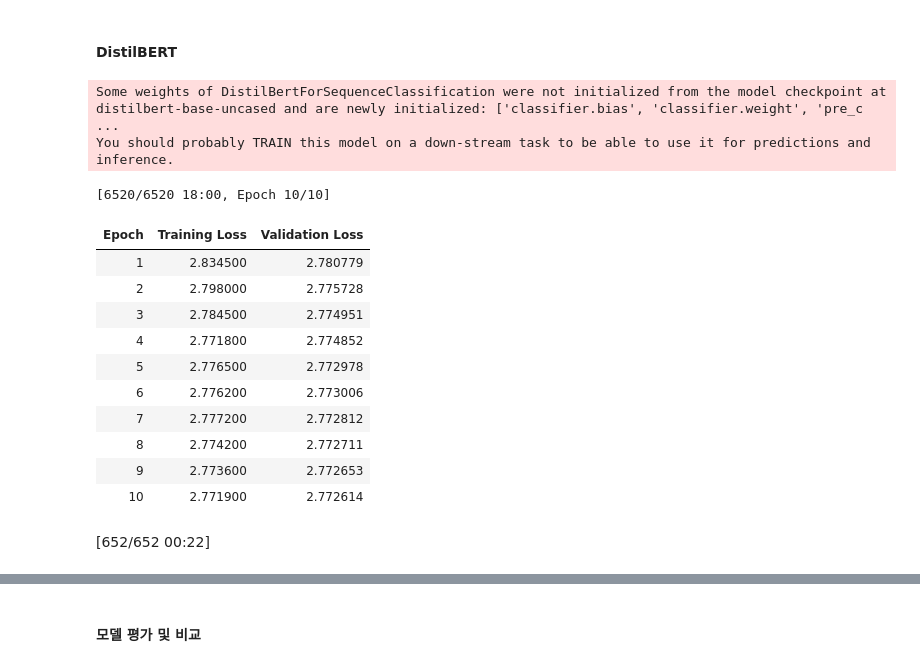
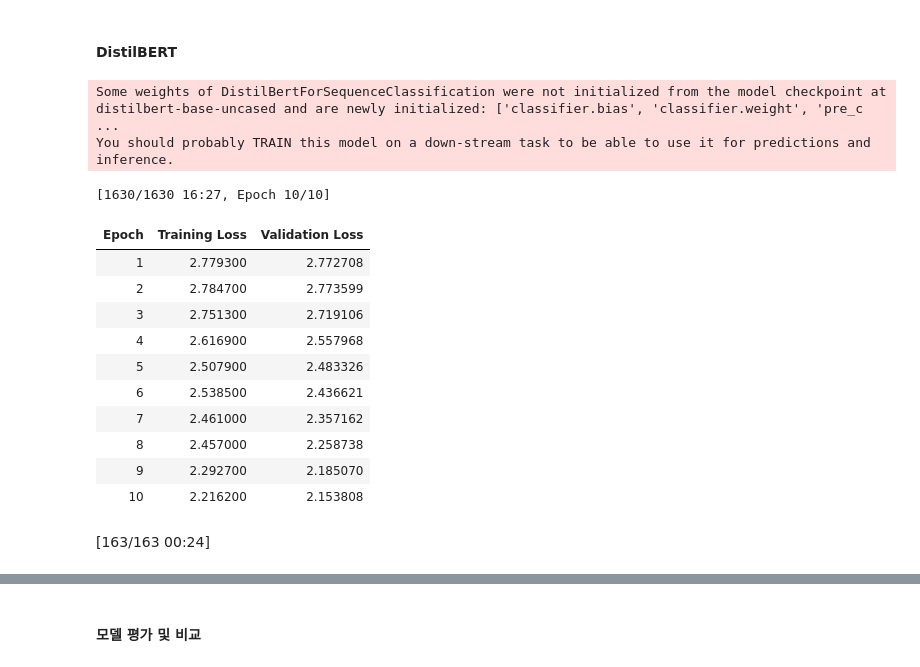
Before and after one commit to JY0723/2024-2-DL, a Jupyter notebook: DLfinal.ipynb, the cells around one changed output, grey strips where cells are left out. Saved outputs shown, nothing was run; the diff lists cells and outputs as text; code cells hidden in the pictures.

```diff
--- a/DLfinal.ipynb
+++ b/DLfinal.ipynb
@@ -492,11 +500,0 @@ You should probably TRAIN this model on a down-stream task to be able to use it
-# %%
-"""
-# K-폴드 교차 검증 수행
-MAX_LEN = 128
-BATCH_SIZE = 16 # 조정
-results = []
-
-for train_idx, val_idx in kf.split(X_train):
-    eval_result = train_and_evaluate(train_idx, val_idx)
-    results.append(eval_result)
-    """
@@ -583,7 +590,7 @@ def train_and_evaluate(train_idx, val_idx):
         per_device_train_batch_size=BATCH_SIZE,
         per_device_eval_batch_size=BATCH_SIZE,
         warmup_steps=500,
-        weight_decay=0.001,
+        weight_decay=0.01,
         logging_dir='./logs',
         logging_steps=10,
         evaluation_strategy="epoch",
@@ -607,30 +614,25 @@ def train_and_evaluate(train_idx, val_idx):
     return eval_result
 # %%
 MAX_LEN = 128
-BATCH_SIZE = 16
+BATCH_SIZE = 32
 results = []
-
-"""
-for train_idx, val_idx in kf.split(X_train):# K-폴드 교차 검증 수행
-    eval_result = train_and_evaluate(train_idx, val_idx)
-    results.append(eval_result)"""
 
 # 전체 데이터에 대해 한 번만 학습
 eval_result = train_and_evaluate(range(len(X_train)), range(len(X_train)))  # 전체 인덱스 사용
 results = [eval_result]  # 결과를 리스트에 추가
 # %% [output]
 Some weights of DistilBertForSequenceClassification were not initialized from the model checkpoint at distilbert-base-uncased and are newly initialized: ['classifier.bias', 'classifier.weight', 'pre_c ...
 You should probably TRAIN this model on a down-stream task to be able to use it for predictions and inference.
-[6520/6520 18:00, Epoch 10/10]
+[1630/1630 16:27, Epoch 10/10]
 | Epoch | Training Loss | Validation Loss |
-| 1 | 2.834500 | 2.780779 |
-| 2 | 2.798000 | 2.775728 |
-| 3 | 2.784500 | 2.774951 |
-| 4 | 2.771800 | 2.774852 |
-| 5 | 2.776500 | 2.772978 |
-| 6 | 2.776200 | 2.773006 |
-| 7 | 2.777200 | 2.772812 |
-| 8 | 2.774200 | 2.772711 |
-| 9 | 2.773600 | 2.772653 |
-| 10 | 2.771900 | 2.772614 |
+| 1 | 2.779300 | 2.772708 |
+| 2 | 2.784700 | 2.773599 |
+| 3 | 2.751300 | 2.719106 |
+| 4 | 2.616900 | 2.557968 |
+| 5 | 2.507900 | 2.483326 |
+| 6 | 2.538500 | 2.436621 |
+| 7 | 2.461000 | 2.357162 |
+| 8 | 2.457000 | 2.258738 |
+| 9 | 2.292700 | 2.185070 |
+| 10 | 2.216200 | 2.153808 |
-[652/652 00:22]
+[163/163 00:24]
```
Also changed, not shown: parts of 28 cells of this notebook.
